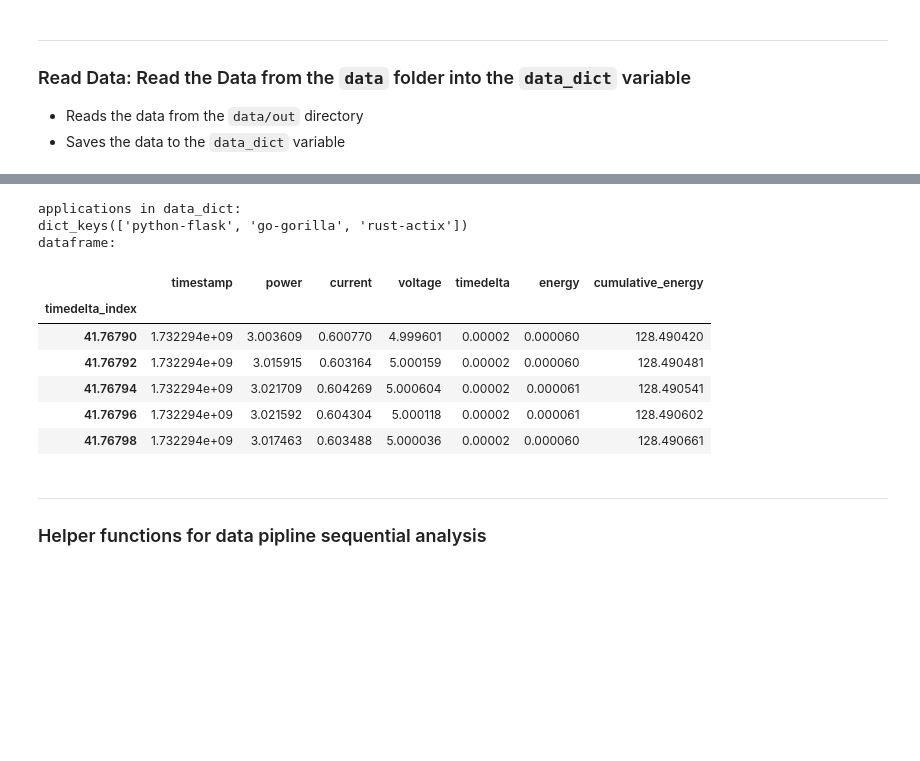
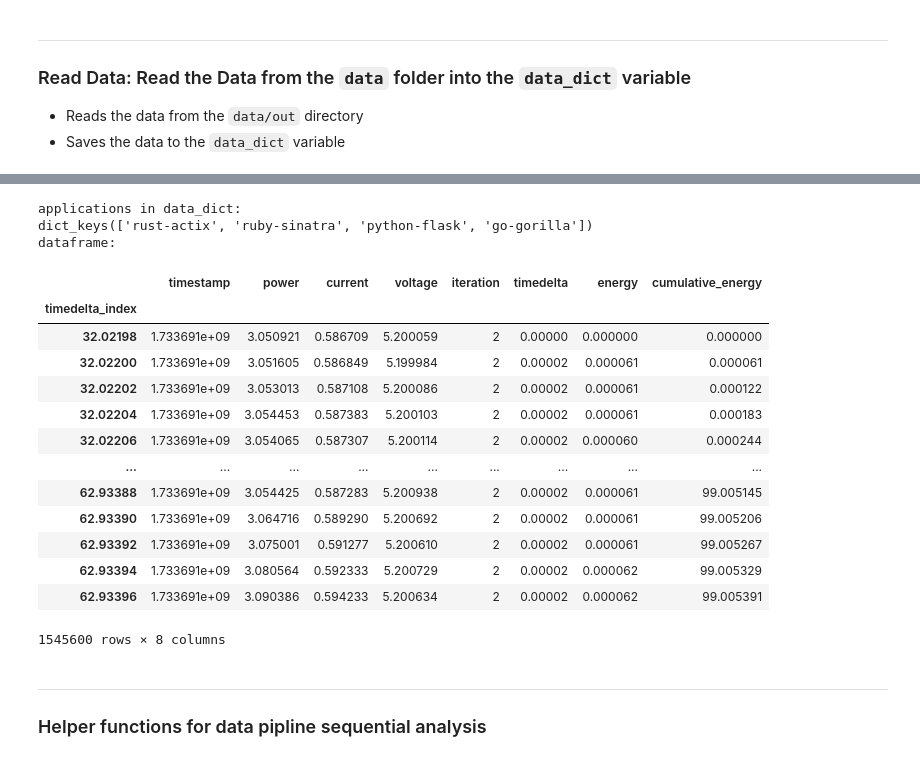
Before and after one commit to WAEC-T/data-analysis, a Jupyter notebook: berries-pipline-data-analysis.ipynb, the cells around one changed output, grey strips where cells are left out. Saved outputs shown, nothing was run; the diff lists cells and outputs as text; code cells hidden in the pictures; blank space fills up the shorter version.

```diff
--- a/berries-pipline-data-analysis.ipynb
+++ b/berries-pipline-data-analysis.ipynb
@@ -20,7 +20,7 @@
 import os
 import pandas as pd
 
-SERVICES  = ['python-flask', 'go-gorilla', 'rust-actix'] # rust-actix
+SERVICES  = ['rust-actix', 'ruby-sinatra', 'python-flask', 'go-gorilla'] # 'python-flask', 'go-gorilla',
 base_dir = 'data/out'
 dir_out = 'plots/'
 data_dict = {}
@@ -40,19 +40,30 @@ for service in SERVICES:
         if file_name.endswith(".csv"):
             if "power" in file_name:
                 df_power = pd.read_csv(file_path)
+                df_power = df_power[df_power['iteration'] != 0]
+
                 # Calculate timedelta and energy for each row
-                df_power['timedelta'] = df_power['timestamp'].diff()
-                df_power['energy'] = df_power['power'] * df_power['timedelta']
-                # Fill NaN values with 0
+                grouped = df_power.groupby('iteration')
+                df_power['timedelta'] = grouped['timestamp'].diff()
+                df_power['timedelta'] = df_power['timedelta'].fillna(0)
+                df_power['energy'] = grouped.apply(
+                    lambda group: group['power'] * group['timedelta']
+                ).reset_index(level=0, drop=True)
                 df_power['energy'] = df_power['energy'].fillna(0)
-                df_power['timedelta'] = df_power['timedelta'].fillna(0)
-                # Create cumulative energy column
-                df_power['cumulative_energy'] = df_power['energy'].cumsum()
+
+                # Calculate cumulative energy per iteration
+                df_power['cumulative_energy'] = grouped['energy'].cumsum()
+
                 # Create timedelta index
-                df_power['timedelta_index'] = df_power['timestamp'].diff().fillna(0).cumsum()
+                df_power['timedelta_index'] = df_power.groupby('iteration')['timestamp'].diff().fillna(0).cumsum()
                 df_power.set_index('timedelta_index', inplace=True)
                 df_power.sort_index(inplace=True)
+
                 # Store DataFrame in data_dict
                 data_dict[service] = df_power
             else:
                 print("dataframe power does not exist")
+
+# discard iteration 0
+for service in SERVICES:
+    data_dict[service] = data_dict[service][data_dict[service]['iteration'] != 0]
@@ -59,22 +106,29 @@ for service in SERVICES:
 # %%
 # check applications in data_dict
 print("applications in data_dict:")
 print(data_dict.keys())
 print("dataframe:")
-data_dict['python-flask'].tail()
+data_dict['ruby-sinatra'][data_dict['ruby-sinatra']['iteration'] == 2]
 
 # Energy accumulated over time
 # %% [output]
 applications in data_dict:
-dict_keys(['python-flask', 'go-gorilla', 'rust-actix'])
+dict_keys(['rust-actix', 'ruby-sinatra', 'python-flask', 'go-gorilla'])
 dataframe:
-|  | timestamp | power | current | voltage | timedelta | energy | cumulative_energy |
-| timedelta_index |  |  |  |  |  |  |  |
-| 41.76790 | 1.732294e+09 | 3.003609 | 0.600770 | 4.999601 | 0.00002 | 0.000060 | 128.490420 |
-| 41.76792 | 1.732294e+09 | 3.015915 | 0.603164 | 5.000159 | 0.00002 | 0.000060 | 128.490481 |
-| 41.76794 | 1.732294e+09 | 3.021709 | 0.604269 | 5.000604 | 0.00002 | 0.000061 | 128.490541 |
-| 41.76796 | 1.732294e+09 | 3.021592 | 0.604304 | 5.000118 | 0.00002 | 0.000061 | 128.490602 |
-| 41.76798 | 1.732294e+09 | 3.017463 | 0.603488 | 5.000036 | 0.00002 | 0.000060 | 128.490661 |
+|  | timestamp | power | current | voltage | iteration | timedelta | energy | cumulative_energy |
+| timedelta_index |  |  |  |  |  |  |  |  |
+| 32.02198 | 1.733691e+09 | 3.050921 | 0.586709 | 5.200059 | 2 | 0.00000 | 0.000000 | 0.000000 |
+| 32.02200 | 1.733691e+09 | 3.051605 | 0.586849 | 5.199984 | 2 | 0.00002 | 0.000061 | 0.000061 |
+| 32.02202 | 1.733691e+09 | 3.053013 | 0.587108 | 5.200086 | 2 | 0.00002 | 0.000061 | 0.000122 |
+| 32.02204 | 1.733691e+09 | 3.054453 | 0.587383 | 5.200103 | 2 | 0.00002 | 0.000061 | 0.000183 |
+| 32.02206 | 1.733691e+09 | 3.054065 | 0.587307 | 5.200114 | 2 | 0.00002 | 0.000060 | 0.000244 |
+| ... | ... | ... | ... | ... | ... | ... | ... | ... |
+| 62.93388 | 1.733691e+09 | 3.054425 | 0.587283 | 5.200938 | 2 | 0.00002 | 0.000061 | 99.005145 |
+| 62.93390 | 1.733691e+09 | 3.064716 | 0.589290 | 5.200692 | 2 | 0.00002 | 0.000061 | 99.005206 |
+| 62.93392 | 1.733691e+09 | 3.075001 | 0.591277 | 5.200610 | 2 | 0.00002 | 0.000061 | 99.005267 |
+| 62.93394 | 1.733691e+09 | 3.080564 | 0.592333 | 5.200729 | 2 | 0.00002 | 0.000062 | 99.005329 |
+| 62.93396 | 1.733691e+09 | 3.090386 | 0.594233 | 5.200634 | 2 | 0.00002 | 0.000062 | 99.005391 |
+1545600 rows × 8 columns
 # %% [markdown]
 ---
 ### Helper functions for data pipline sequential analysis
```
Also changed, not shown: parts of 16 cells of this notebook, 35 other files.
